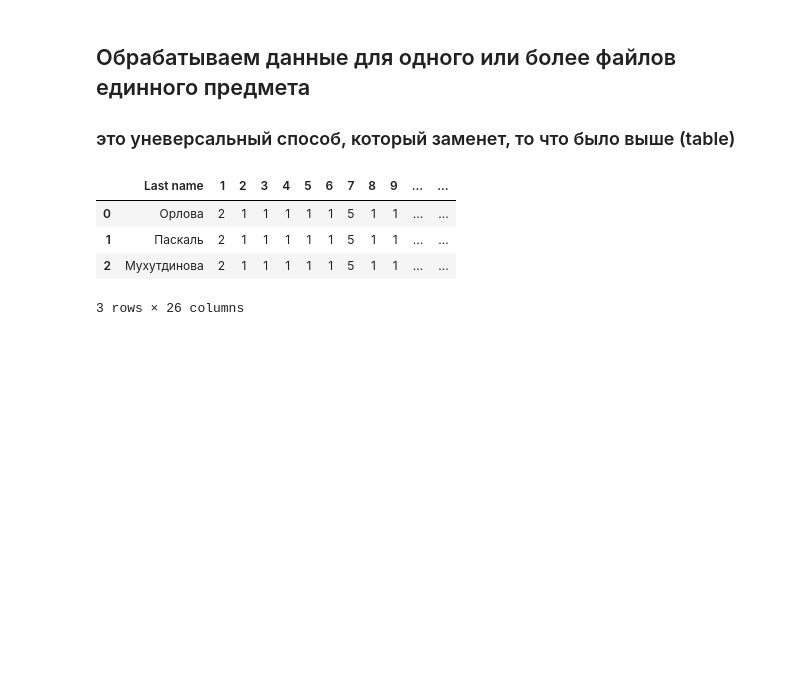
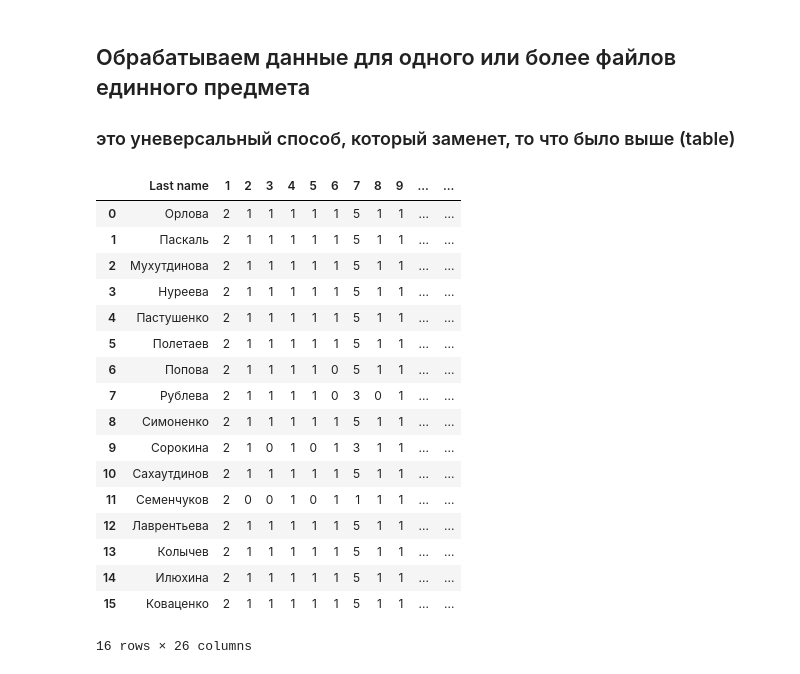
Before and after one commit to alex3287/conference, a Jupyter notebook: ai-2019_Kemerovo/ege.ipynb, the cells around one changed output. Saved outputs shown, nothing was run; the diff lists cells and outputs as text; code cells hidden in the pictures; blank space fills up the shorter version.

Commit message:
add row sum column

```diff
--- a/ai-2019_Kemerovo/ege.ipynb
+++ b/ai-2019_Kemerovo/ege.ipynb
@@ -90,22 +88,35 @@ table2.head()
 # %%
 row = 0
 for i in Files:
     table3 = pd.read_excel(Files[0].strip(), header = 6)
     table3.drop(table3.columns[[0, 1,3,5,7,9,11,15,17,19,21,23,25]], axis=1, inplace=True)
     table3.columns = cols
     # функция dropna удаляет строки где есть значения NaN
     table3 = table3.dropna(subset=['kod'])
     # строчка ниже делает индексацию строк сначала и правильно
     # т.к. после удаление не корректных строк происходит сбой в нумерации
     table3.index = np.arange(len(table3))
     for t,k in enumerate(table3['result_1']):
         buf = plusToNum(k)
         table2.loc[t+row] = [table3['Last name'][t]]+[j for j in buf]+[sum(buf)]
     row += t+1
-table2[:3]
+table2
 # %% [output]
 |  | Last name | 1 | 2 | 3 | 4 | 5 | 6 | 7 | 8 | 9 | ... | ... |
 | 0 | Орлова | 2 | 1 | 1 | 1 | 1 | 1 | 5 | 1 | 1 | ... | ... |
 | 1 | Паскаль | 2 | 1 | 1 | 1 | 1 | 1 | 5 | 1 | 1 | ... | ... |
 | 2 | Мухутдинова | 2 | 1 | 1 | 1 | 1 | 1 | 5 | 1 | 1 | ... | ... |
+| 3 | Нуреева | 2 | 1 | 1 | 1 | 1 | 1 | 5 | 1 | 1 | ... | ... |
+| 4 | Пастушенко | 2 | 1 | 1 | 1 | 1 | 1 | 5 | 1 | 1 | ... | ... |
+| 5 | Полетаев | 2 | 1 | 1 | 1 | 1 | 1 | 5 | 1 | 1 | ... | ... |
+| 6 | Попова | 2 | 1 | 1 | 1 | 1 | 0 | 5 | 1 | 1 | ... | ... |
+| 7 | Рублева | 2 | 1 | 1 | 1 | 1 | 0 | 3 | 0 | 1 | ... | ... |
+| 8 | Симоненко | 2 | 1 | 1 | 1 | 1 | 1 | 5 | 1 | 1 | ... | ... |
+| 9 | Сорокина | 2 | 1 | 0 | 1 | 0 | 1 | 3 | 1 | 1 | ... | ... |
+| 10 | Сахаутдинов | 2 | 1 | 1 | 1 | 1 | 1 | 5 | 1 | 1 | ... | ... |
+| 11 | Семенчуков | 2 | 0 | 0 | 1 | 0 | 1 | 1 | 1 | 1 | ... | ... |
+| 12 | Лаврентьева | 2 | 1 | 1 | 1 | 1 | 1 | 5 | 1 | 1 | ... | ... |
+| 13 | Колычев | 2 | 1 | 1 | 1 | 1 | 1 | 5 | 1 | 1 | ... | ... |
+| 14 | Илюхина | 2 | 1 | 1 | 1 | 1 | 1 | 5 | 1 | 1 | ... | ... |
+| 15 | Коваценко | 2 | 1 | 1 | 1 | 1 | 1 | 5 | 1 | 1 | ... | ... |
-3 rows × 26 columns
+16 rows × 26 columns
```
Also changed, not shown: parts of 3 cells of this notebook.
